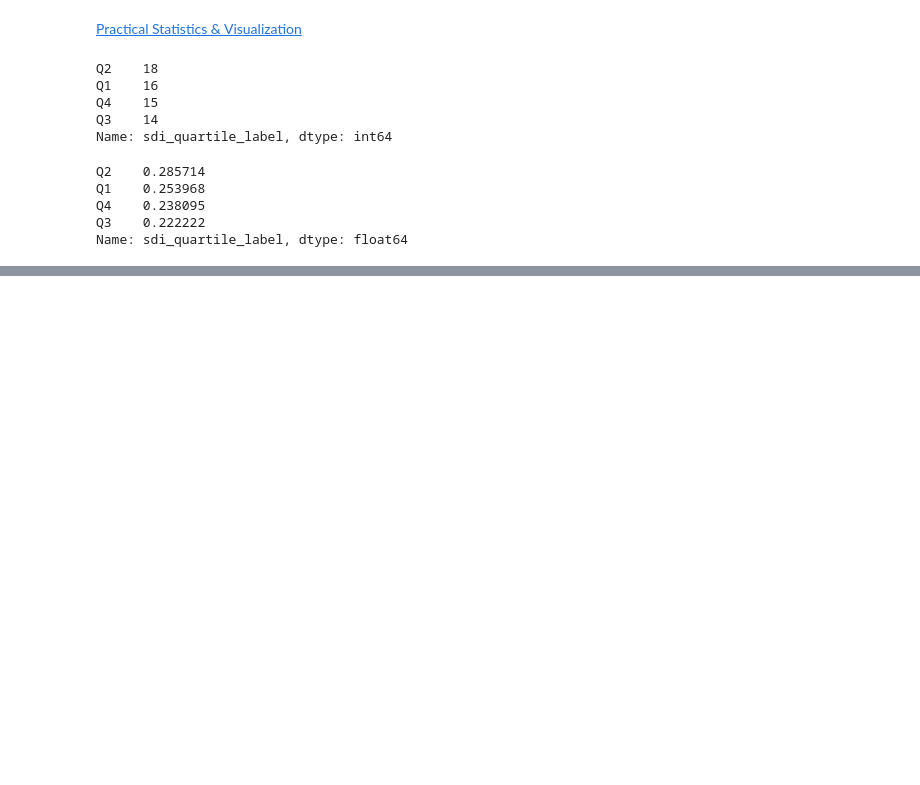
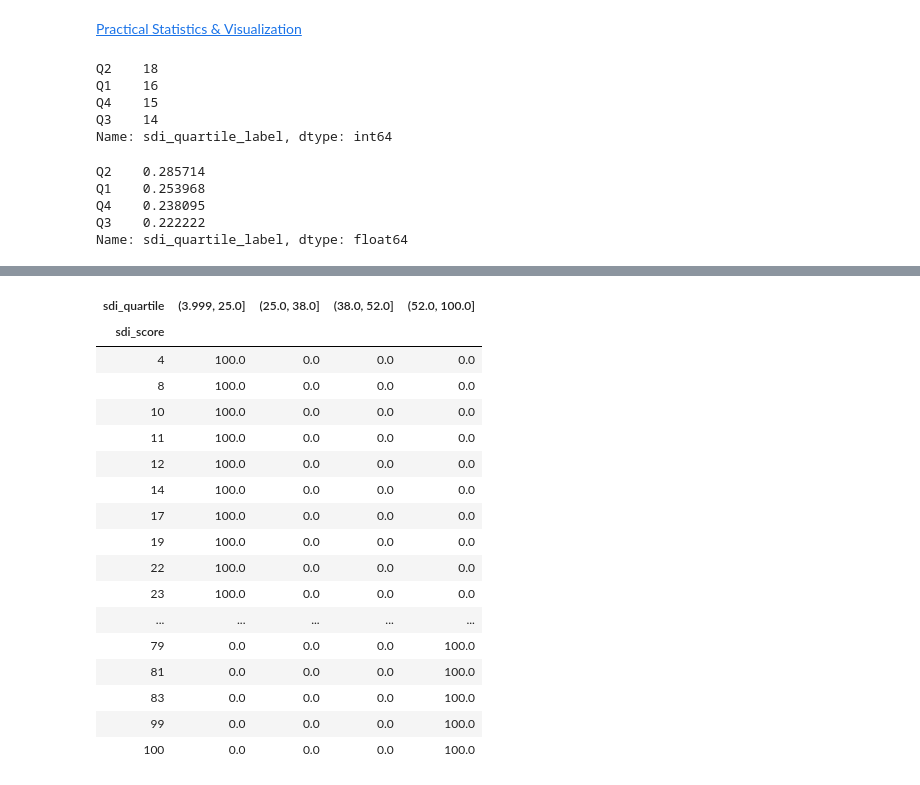
Before and after one commit to smruthiramesh/MIT_COVID-19_Datathon, a Jupyter notebook: SDI.ipynb, the cells around one changed output, grey strips where cells are left out. Drawn from its saved outputs; the diff is of its cells as text; code cells hidden in the pictures; blank space fills up the shorter version.

```diff
--- a/SDI.ipynb
+++ b/SDI.ipynb
@@ -210,0 +234,22 @@ Name: sdi_quartile_label, dtype: float64
+# %%
+#another way to check that scores don't overlap between categories
+x.apply(lambda z: z/z.sum()*100, axis=1)
+# %% [output]
+| sdi_quartile | (3.999, 25.0] | (25.0, 38.0] | (38.0, 52.0] | (52.0, 100.0] |
+| sdi_score |  |  |  |  |
+| 4 | 100.0 | 0.0 | 0.0 | 0.0 |
+| 8 | 100.0 | 0.0 | 0.0 | 0.0 |
+| 10 | 100.0 | 0.0 | 0.0 | 0.0 |
+| 11 | 100.0 | 0.0 | 0.0 | 0.0 |
+| 12 | 100.0 | 0.0 | 0.0 | 0.0 |
+| 14 | 100.0 | 0.0 | 0.0 | 0.0 |
+| 17 | 100.0 | 0.0 | 0.0 | 0.0 |
+| 19 | 100.0 | 0.0 | 0.0 | 0.0 |
+| 22 | 100.0 | 0.0 | 0.0 | 0.0 |
+| 23 | 100.0 | 0.0 | 0.0 | 0.0 |
+| ... | ... | ... | ... | ... |
+| 79 | 0.0 | 0.0 | 0.0 | 100.0 |
+| 81 | 0.0 | 0.0 | 0.0 | 100.0 |
+| 83 | 0.0 | 0.0 | 0.0 | 100.0 |
+| 99 | 0.0 | 0.0 | 0.0 | 100.0 |
+| 100 | 0.0 | 0.0 | 0.0 | 100.0 |
```
Also changed, not shown: parts of 4 cells of this notebook.
